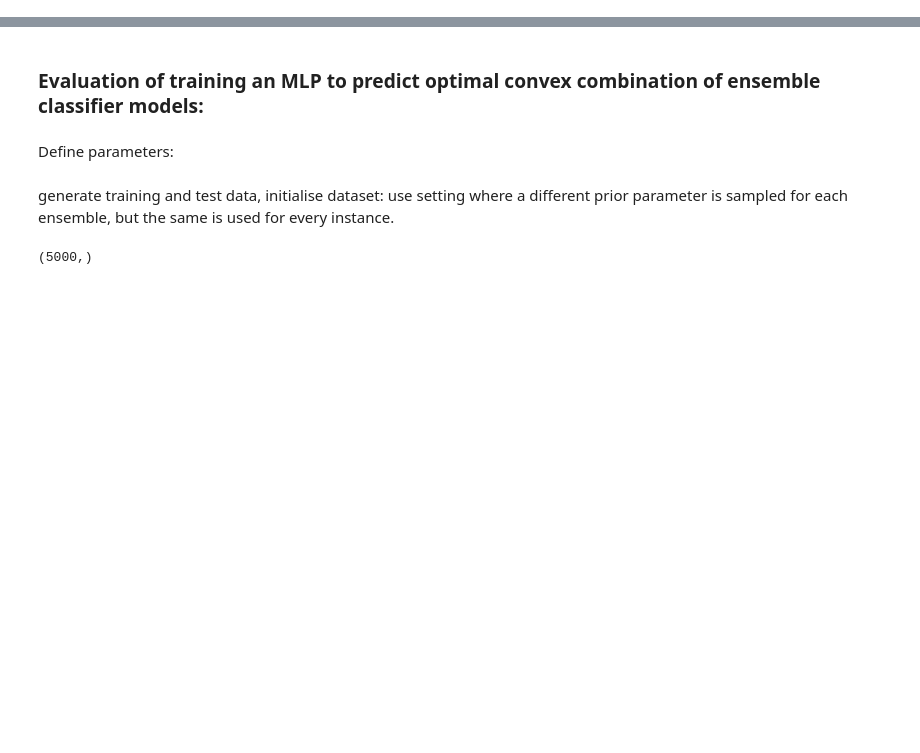
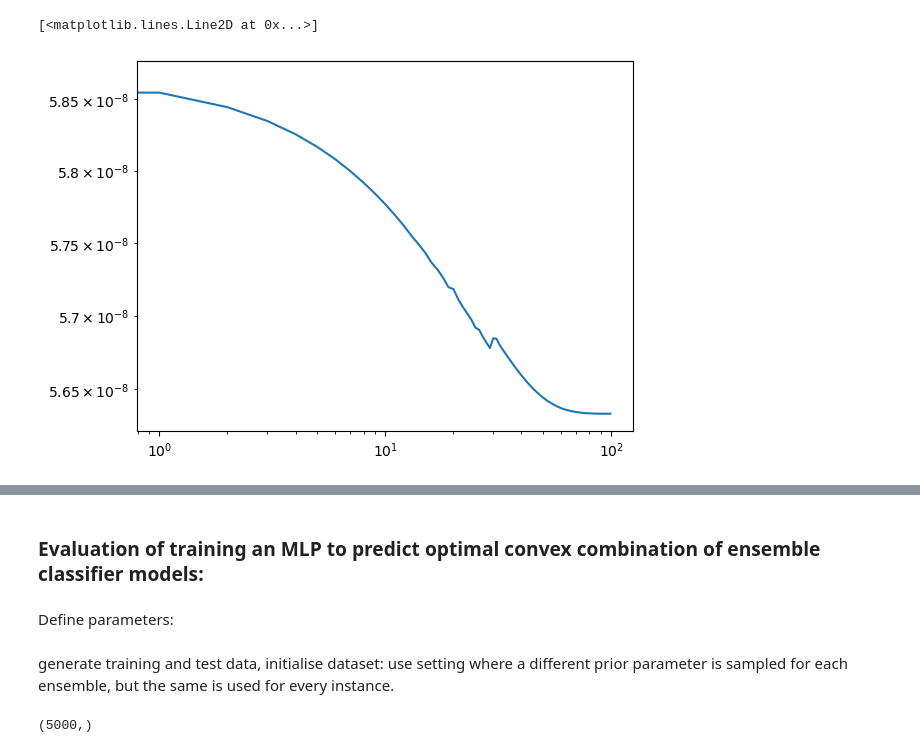
Before and after one commit to mkjuergens/EnsembleCalibration, a Jupyter notebook: notebooks/mlp_training_calibration.ipynb, the cells around one changed output, grey strips where cells are left out. Drawn from its saved outputs; the diff is of its cells as text; code cells hidden in the pictures; blank space fills up the shorter version.

```diff
--- a/notebooks/mlp_training_calibration.ipynb
+++ b/notebooks/mlp_training_calibration.ipynb
@@ -17,0 +25,11 @@ from ensemblecalibration.calibration.p_value_analysis import npbe_test_vaicenavi
+# %%
+N_INST_TRAIN = 5000
+N_INST_TEST = 1000
+N_CLASSES = 2
+N_ENS = 3
+N_EPOCHS = 1000
+LR = 0.0001
+BATCH_SIZE = 128
+HIDDEN_DIM = 256
+BW = 0.5
+loss = SKCELoss(bw = BW)
@@ -17,0 +38,12 @@ from ensemblecalibration.calibration.p_value_analysis import npbe_test_vaicenavi
+# %%
+p_probs, y_labels, weights = experiment_h0_nn(N_INST_TRAIN, N_CLASSES, N_ENS)
+# %%
+dataset_train = MLPDataset(P=p_probs, y=y_labels)
+
+loader_train = DataLoader(dataset_train, batch_size=BATCH_SIZE, shuffle=False)
+
+real_loss = loss(torch.from_numpy(p_probs).float(), torch.from_numpy(weights).float(), torch.from_numpy(y_labels))
+print(f"Real value of miscalibration loss: {real_loss}")
+
+model, loss_train = train_mlp(dataset_train=dataset_train, loss=loss, n_epochs=N_EPOCHS, print_losses=True,
+                              every_n_epoch=10, optim=torch.optim.Adam)
@@ -17,0 +79,5 @@ from ensemblecalibration.calibration.p_value_analysis import npbe_test_vaicenavi
+# %%
+plt.loglog(loss_train)
+# %% [output]
+[<matplotlib.lines.Line2D at 0x...>]
+[figure, added]
```
Also changed, not shown: parts of 42 cells of this notebook, 7 other files.
